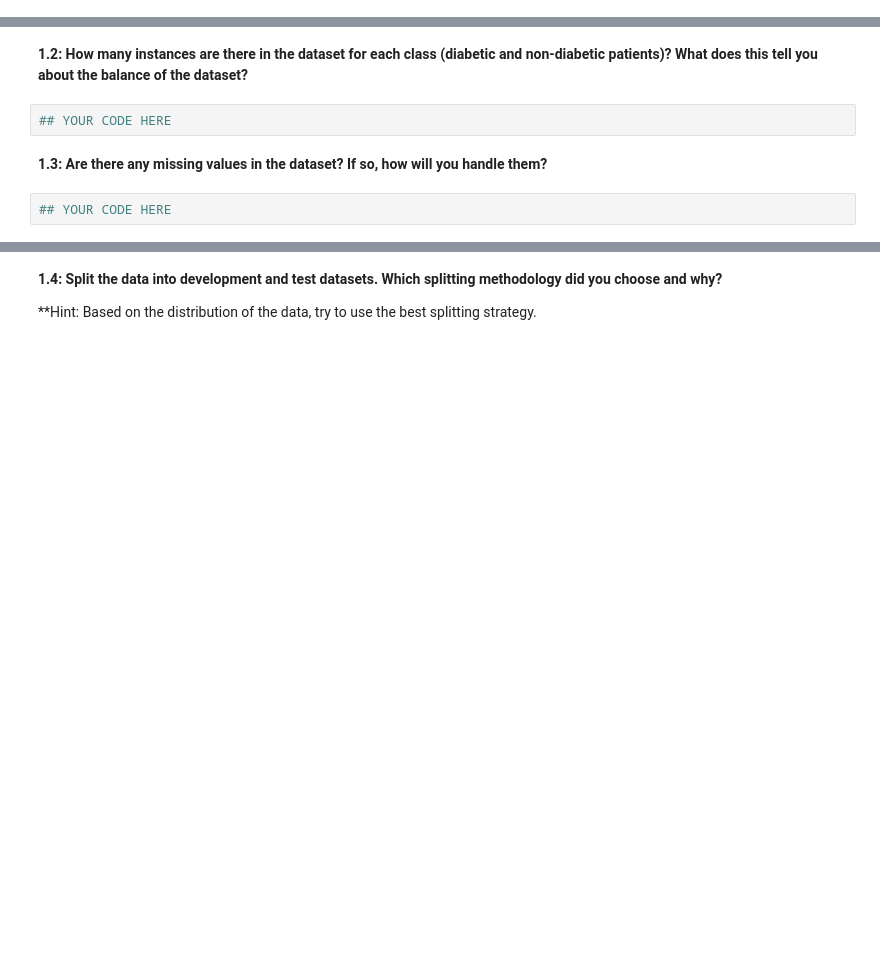
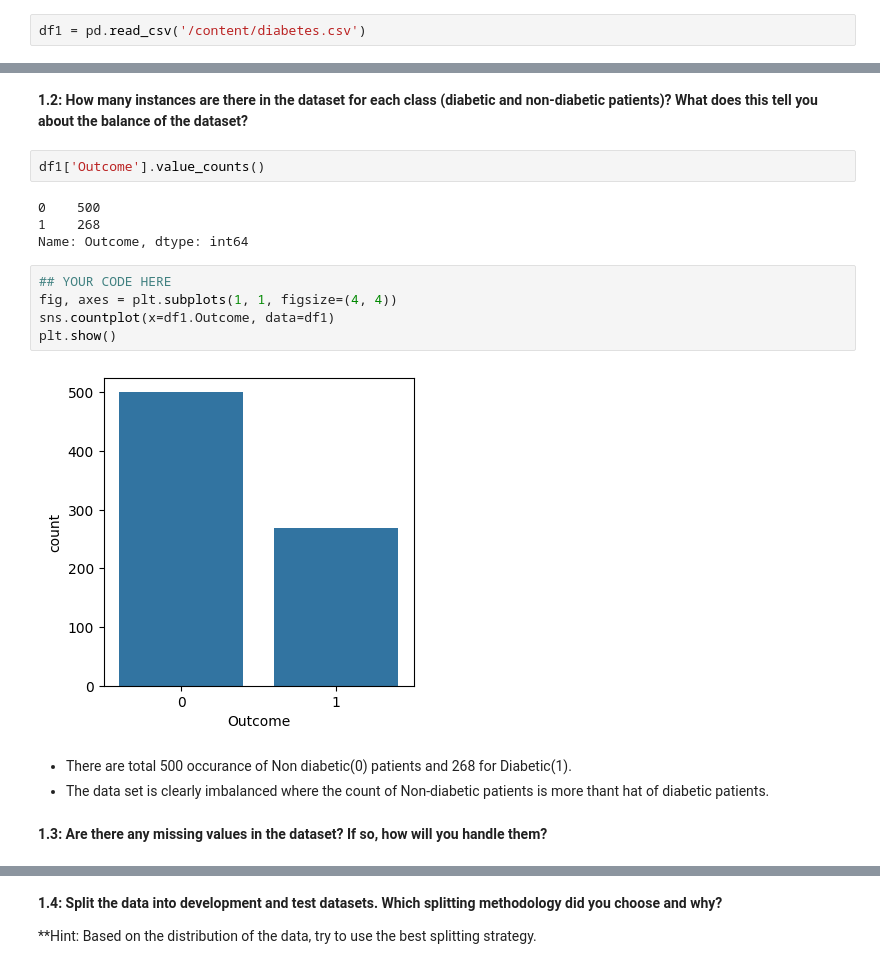
Before and after one commit to Apurva3509/Applied-Machine-Learning, a Jupyter notebook: 2/AML_HW2_Spring2024_Questions.ipynb, the cells around one changed output, grey strips where cells are left out. Drawn from its saved outputs; the diff is of its cells as text; blank space fills up the shorter version.

```diff
--- a/2/AML_HW2_Spring2024_Questions.ipynb
+++ b/2/AML_HW2_Spring2024_Questions.ipynb
@@ -36,0 +42,2 @@ from sklearn.preprocessing import OrdinalEncoder
+# %%
+df1 = pd.read_csv('/content/diabetes.csv')
@@ -37,8 +60,20 @@ from sklearn.preprocessing import OrdinalEncoder
 # %% [markdown]
 **1.2: How many instances are there in the dataset for each class (diabetic and non-diabetic patients)? What does this tell you about the balance of the dataset?**
-# %%
-## YOUR CODE HERE
+# %%
+df1['Outcome'].value_counts()
+# %% [output]
+0    500
+1    268
+Name: Outcome, dtype: int64
+# %%
+## YOUR CODE HERE
+fig, axes = plt.subplots(1, 1, figsize=(4, 4))
+sns.countplot(x=df1.Outcome, data=df1)
+plt.show()
+# %% [output]
+[figure, added]
+# %% [markdown]
+- There are total 500 occurance of Non diabetic(0) patients and 268 for Diabetic(1).
+- The data set is clearly imbalanced where the count of Non-diabetic patients is more thant hat of diabetic patients.
 # %% [markdown]
 **1.3: Are there any missing values in the dataset? If so, how will you handle them?**
-# %%
-## YOUR CODE HERE
```
Also changed, not shown: parts of 44 cells of this notebook.
